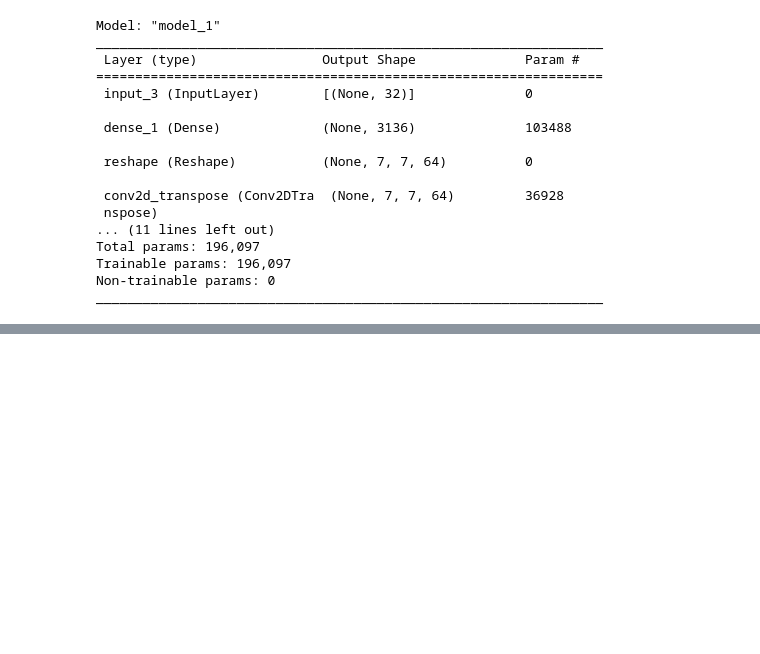
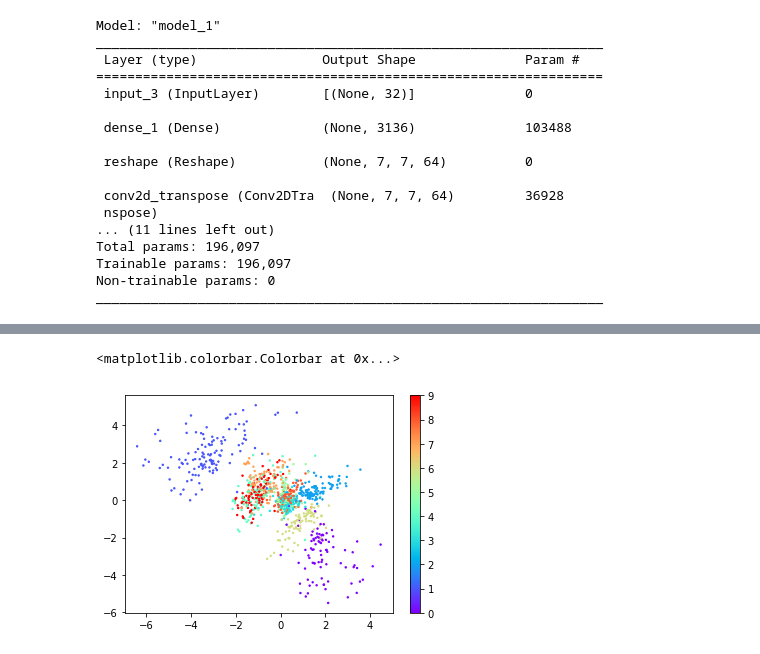
Before and after one commit to bigdataleeky/python, a Jupyter notebook: 20220506/생성모델2.ipynb, the cells around one changed output, grey strips where cells are left out. Cells and saved outputs as stored; diff of their text form; code cells hidden in the pictures; blank space fills up the shorter version.

```diff
--- a/20220506/생성모델2.ipynb
+++ b/20220506/생성모델2.ipynb
@@ -318,0 +351,8 @@ model = Model(model_input,model_output)      # 인코더왕 디코더를 결합
+# %%
+x_1000 = x_target[:1000]
+z =  model_encorder.predict(x_1000)
+sc = plt.scatter(z[:,0], z[:,1],s=2,c=y_target[:1000], cmap='rainbow')
+plt.colorbar(sc)
+# %% [output]
+<matplotlib.colorbar.Colorbar at 0x...>
+[figure, added]
```
Also changed, not shown: parts of 33 cells of this notebook.
